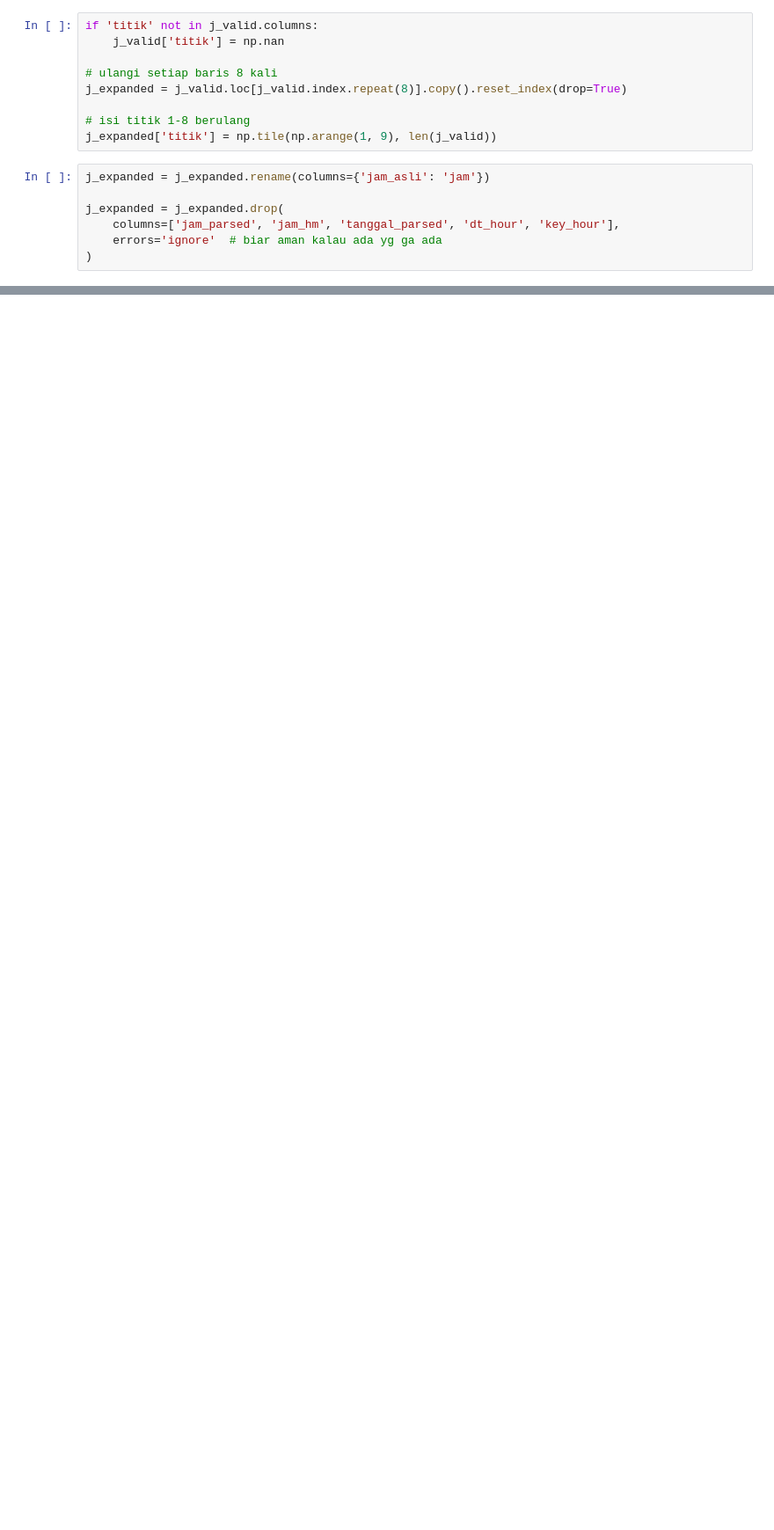
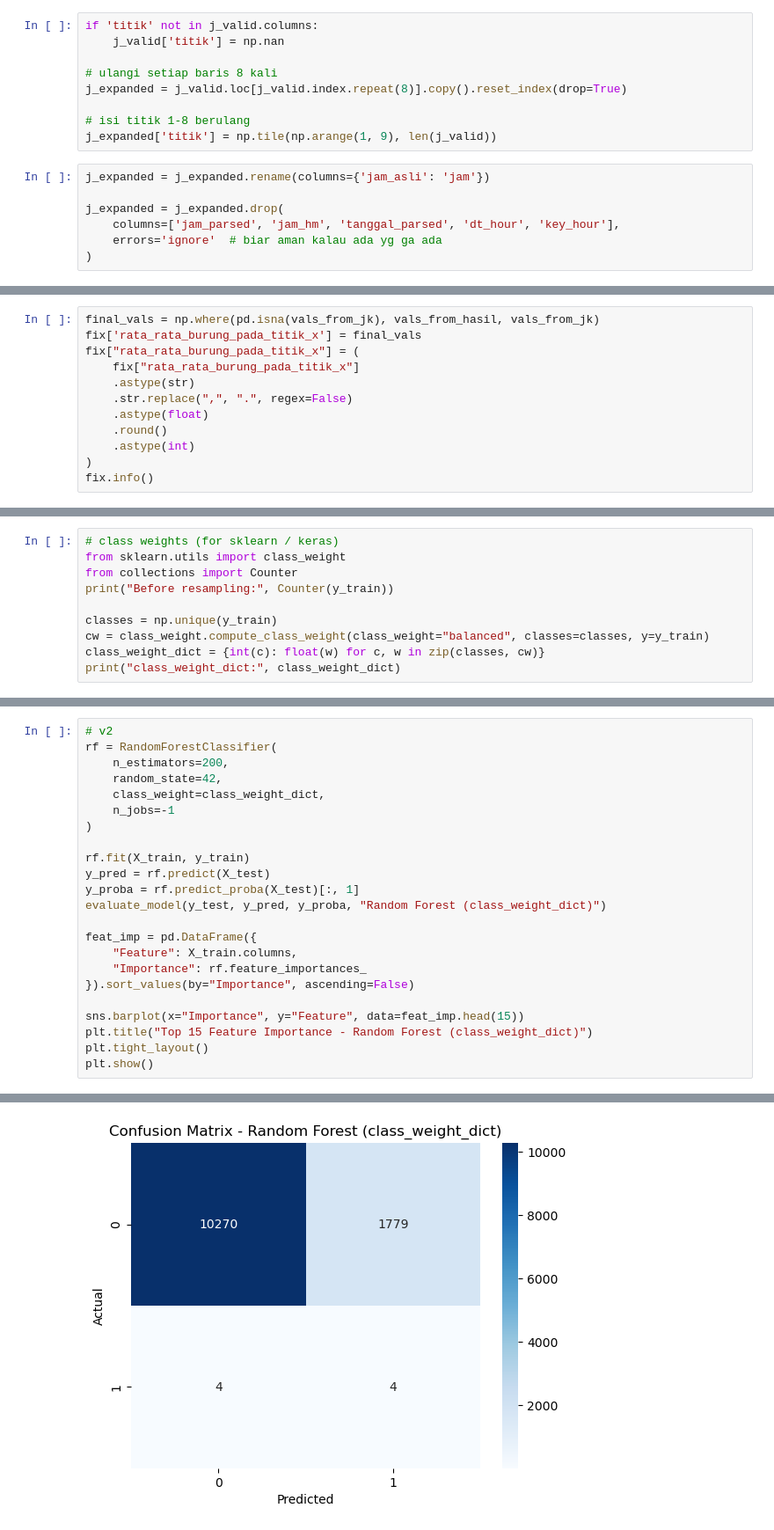
Before and after one commit to mahastuti/qwb521jf9900, a Jupyter notebook: src/scripts/modeling.ipynb, the cells around one changed output, grey strips where cells are left out. Shown at 88% size. Drawn from its saved outputs; the diff is of its cells as text; blank space fills up the shorter version.

```diff
--- a/src/scripts/modeling.ipynb
+++ b/src/scripts/modeling.ipynb
@@ -1140,0 +1400,12 @@ def interpolate_by_category(
+# %%
+final_vals = np.where(pd.isna(vals_from_jk), vals_from_hasil, vals_from_jk)
+fix['rata_rata_burung_pada_titik_x'] = final_vals
+fix["rata_rata_burung_pada_titik_x"] = (
+    fix["rata_rata_burung_pada_titik_x"]
+    .astype(str)
+    .str.replace(",", ".", regex=False)
+    .astype(float)
+    .round()
+    .astype(int)
+)
+fix.info()
@@ -1142,0 +1604,10 @@ def interpolate_by_category(
+# %%
+# class weights (for sklearn / keras)
+from sklearn.utils import class_weight
+from collections import Counter
+print("Before resampling:", Counter(y_train))
+
+classes = np.unique(y_train)
+cw = class_weight.compute_class_weight(class_weight="balanced", classes=classes, y=y_train)
+class_weight_dict = {int(c): float(w) for c, w in zip(classes, cw)}
+print("class_weight_dict:", class_weight_dict)
@@ -1236,0 +1739,24 @@ plt.show()
+# %%
+# v2
+rf = RandomForestClassifier(
+    n_estimators=200,
+    random_state=42,
+    class_weight=class_weight_dict,
+    n_jobs=-1
+)
+
+rf.fit(X_train, y_train)
+y_pred = rf.predict(X_test)
+y_proba = rf.predict_proba(X_test)[:, 1]
+evaluate_model(y_test, y_pred, y_proba, "Random Forest (class_weight_dict)")
+
+feat_imp = pd.DataFrame({
+    "Feature": X_train.columns,
+    "Importance": rf.feature_importances_
+}).sort_values(by="Importance", ascending=False)
+
+sns.barplot(x="Importance", y="Feature", data=feat_imp.head(15))
+plt.title("Top 15 Feature Importance - Random Forest (class_weight_dict)")
+plt.tight_layout()
+plt.show()
+# %% [output]
@@ -1236,0 +1772 @@ plt.show()
+[figure, added]
```
Also changed, not shown: parts of 74 cells of this notebook, 15 other files.
